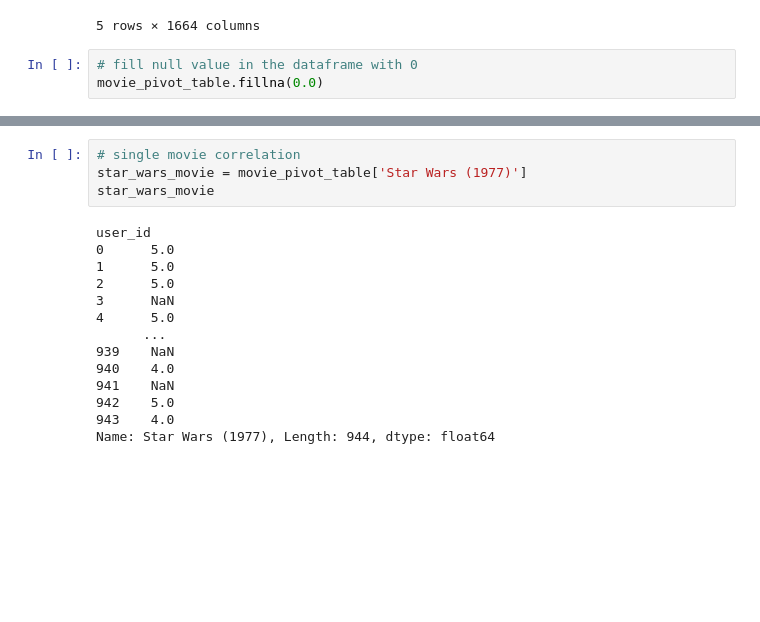
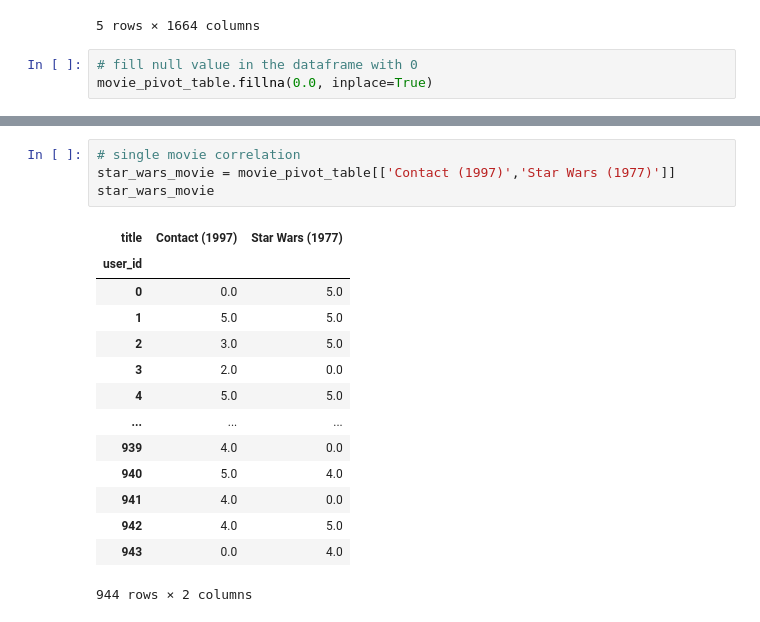
Before and after one commit to arjunjanamatti/recommend_system, a Jupyter notebook: youtube_videos/Untitled.ipynb, the cells around one changed output, grey strips where cells are left out. Cells and saved outputs as stored; diff of their text form; blank space fills up the shorter version.

```diff
--- a/youtube_videos/Untitled.ipynb
+++ b/youtube_videos/Untitled.ipynb
@@ -121,4 +121,4 @@ movie_pivot_table.head()
 5 rows × 1664 columns
 # %%
 # fill null value in the dataframe with 0
-movie_pivot_table.fillna(0.0)
+movie_pivot_table.fillna(0.0, inplace=True)
@@ -140,21 +125,22 @@ movie_pivot_table.fillna(0.0)
 # %%
 # single movie correlation
-star_wars_movie = movie_pivot_table['Star Wars (1977)']
+star_wars_movie = movie_pivot_table[['Contact (1997)','Star Wars (1977)']]
 star_wars_movie
 # %% [output]
+| title | Contact (1997) | Star Wars (1977) |
+| user_id |  |  |
+| 0 | 0.0 | 5.0 |
+| 1 | 5.0 | 5.0 |
+| 2 | 3.0 | 5.0 |
+| 3 | 2.0 | 0.0 |
+| 4 | 5.0 | 5.0 |
+| ... | ... | ... |
+| 939 | 4.0 | 0.0 |
+| 940 | 5.0 | 4.0 |
+| 941 | 4.0 | 0.0 |
+| 942 | 4.0 | 5.0 |
+| 943 | 0.0 | 4.0 |
-user_id
-0      5.0
-1      5.0
-2      5.0
-3      NaN
-4      5.0
-      ...
-939    NaN
-940    4.0
-941    NaN
-942    5.0
-943    4.0
-Name: Star Wars (1977), Length: 944, dtype: float64
+944 rows × 2 columns
 # %%
 # use correlation
 similar_to_starwars = movie_pivot_table.corrwith(star_wars_movie)
```
Also changed, not shown: parts of 3 cells of this notebook.
